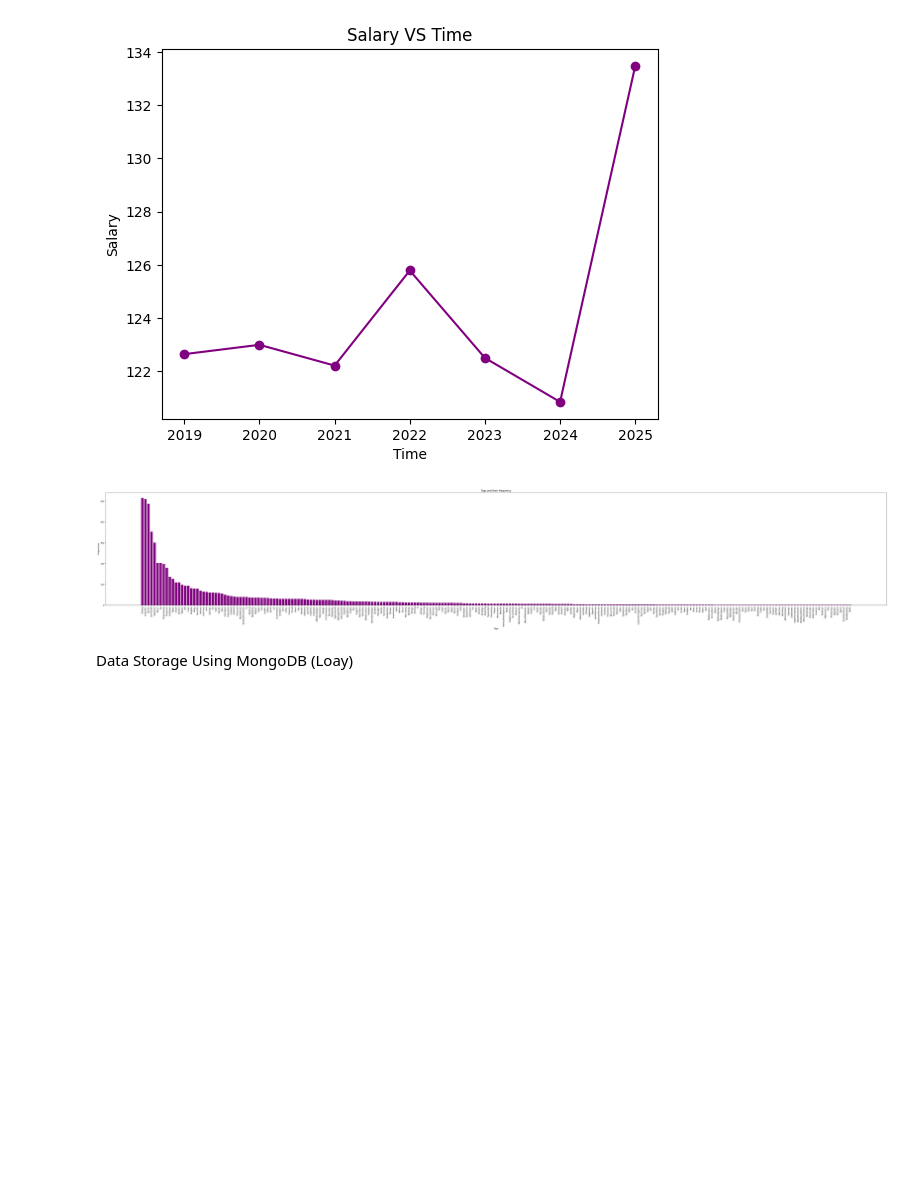
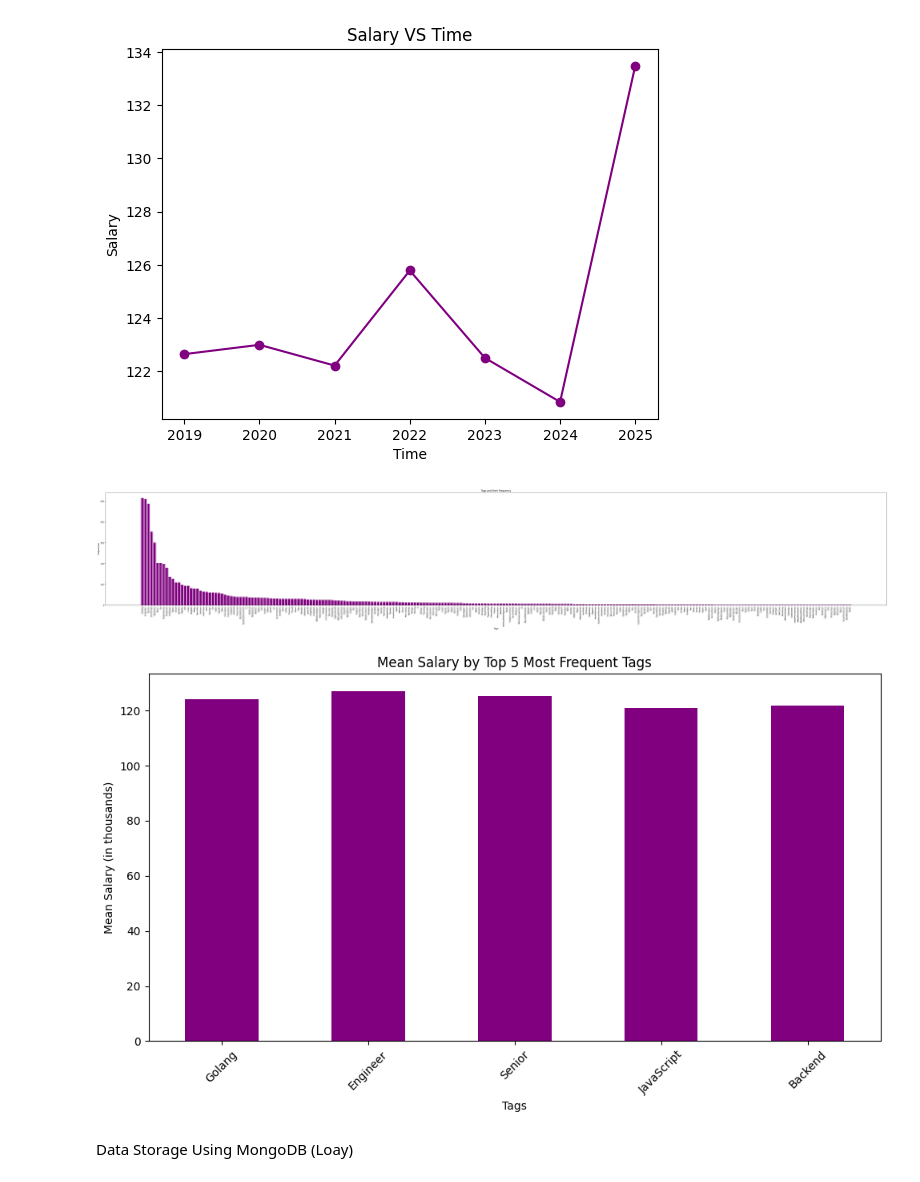
Before and after one commit to LM-74/ToolsProject, a Jupyter notebook: WebScraping.ipynb, the cells around one changed output. Cells and saved outputs as stored; diff of their text form; code cells hidden in the pictures; blank space fills up the shorter version.

```diff
--- a/WebScraping.ipynb
+++ b/WebScraping.ipynb
@@ -671,6 +690,27 @@ plt.xticks(rotation=90)
 plt.show()
 # %% [output]
 [figure]
+# %%
+#get top 5 most frequent tags
+top_tags = df['Tags'].explode().value_counts().head(5).index
+
+#filtering df to just include the top tags
+df_top_tags = df[df['Tags'].apply(lambda x: any(tag in x for tag in top_tags))]
+
+#calculating the salary mean by tag (explode first to handle list-type tags)
+mean_salaries = df_top_tags.explode('Tags').groupby('Tags')['Expected_Salary (*1000$)'].mean().loc[top_tags]
+
+#create bar plot
+plt.figure(figsize=(10, 6))
+mean_salaries.plot(kind='bar', color='purple')
+plt.title('Mean Salary by Top 5 Most Frequent Tags')
+plt.xlabel('Tags')
+plt.ylabel('Mean Salary (in thousands)')
+plt.xticks(rotation=45)
+plt.tight_layout()
+plt.show()
+# %% [output]
+[figure, added]
 # %% [markdown]
 Data Storage Using MongoDB (Loay)
 # %%
```
Also changed, not shown: parts of 10 cells of this notebook, 2 other files.
